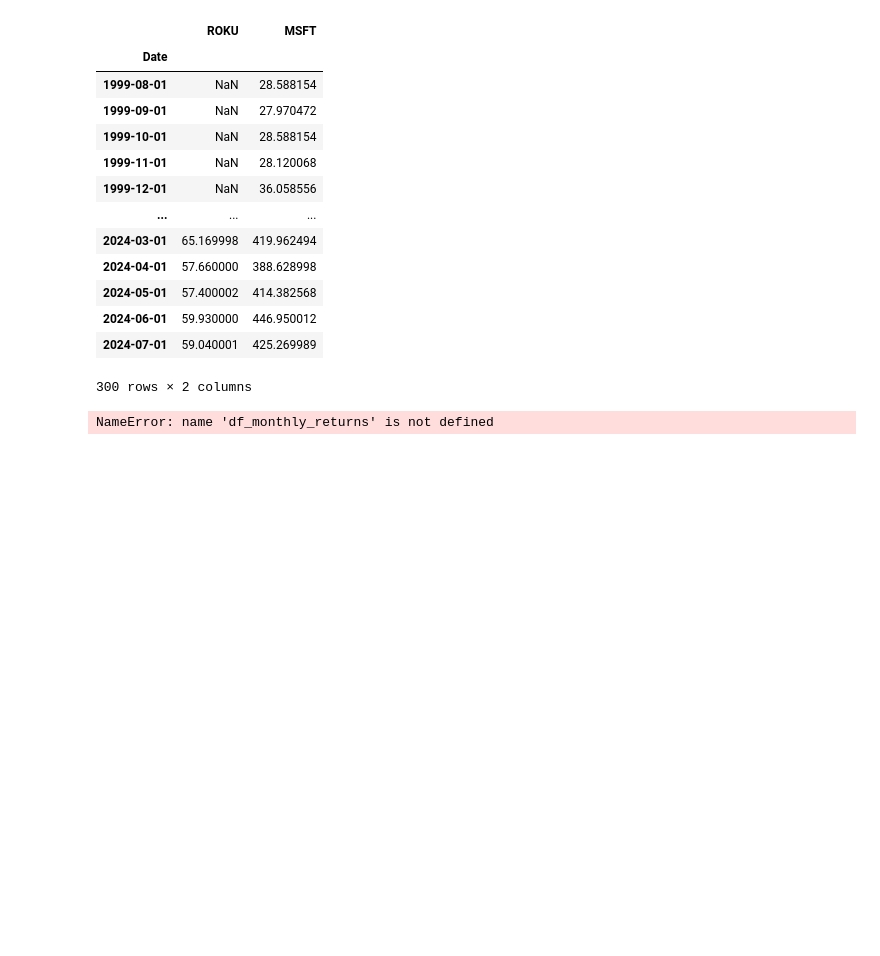
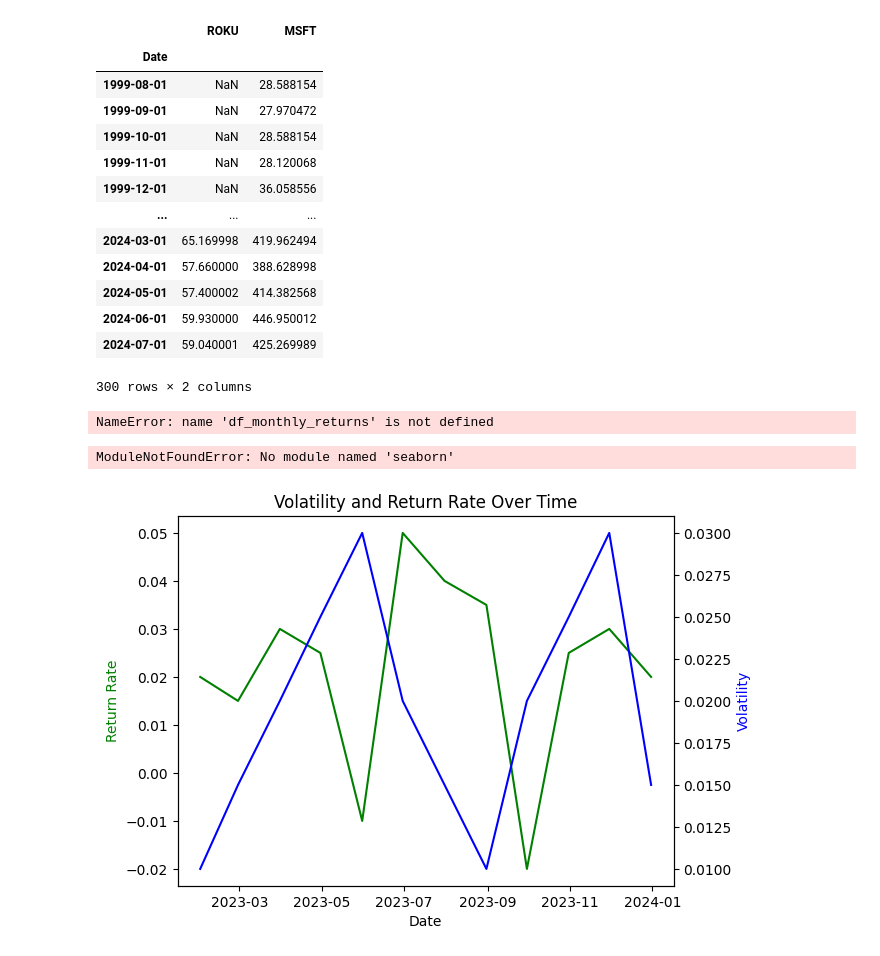
Before and after one commit to Herb-sh/sustainability_portfolio_optimisation, a Jupyter notebook: notebooks/test.ipynb, the cells around one changed output. Cells and saved outputs as stored; diff of their text form; code cells hidden in the pictures; blank space fills up the shorter version.

```diff
--- a/notebooks/test.ipynb
+++ b/notebooks/test.ipynb
@@ -146,3 +146,59 @@ Pausing to avoid overloading the API...
 df_monthly_returns
 # %% [output]
 NameError: name 'df_monthly_returns' is not defined
+# %%
+import seaborn as sns
+
+# Sample data
+data = {
+    'Date': pd.date_range(start='2023-01-01', periods=12, freq='M'),
+    'Return Rate': [0.02, 0.015, 0.03, 0.025, -0.01, 0.05, 0.04, 0.035, -0.02, 0.025, 0.03, 0.02],
+    'Volatility': [0.01, 0.015, 0.02, 0.025, 0.03, 0.02, 0.015, 0.01, 0.02, 0.025, 0.03, 0.015]
+}
+
+df = pd.DataFrame(data)
+
+# Plotting
+sns.set(style="whitegrid")
+fig, ax1 = plt.subplots()
+
+ax2 = ax1.twinx()
+sns.lineplot(x='Date', y='Return Rate', data=df, ax=ax1, color='green')
+sns.lineplot(x='Date', y='Volatility', data=df, ax=ax2, color='blue')
+
+ax1.set_xlabel('Date')
+ax1.set_ylabel('Return Rate', color='green')
+ax2.set_ylabel('Volatility', color='blue')
+
+plt.title('Volatility and Return Rate Over Time')
+plt.show()
+# %% [output]
+ModuleNotFoundError: No module named 'seaborn'
+# %%
+import pandas as pd
+import matplotlib.pyplot as plt
+
+# Sample data
+data = {
+    'Date': pd.date_range(start='2023-01-01', periods=12, freq='M'),
+    'Return Rate': [0.02, 0.015, 0.03, 0.025, -0.01, 0.05, 0.04, 0.035, -0.02, 0.025, 0.03, 0.02],
+    'Volatility': [0.01, 0.015, 0.02, 0.025, 0.03, 0.02, 0.015, 0.01, 0.02, 0.025, 0.03, 0.015]
+}
+
+df = pd.DataFrame(data)
+
+# Plotting
+fig, ax1 = plt.subplots()
+
+ax2 = ax1.twinx()
+ax1.plot(df['Date'], df['Return Rate'], 'g-')
+ax2.plot(df['Date'], df['Volatility'], 'b-')
+
+ax1.set_xlabel('Date')
+ax1.set_ylabel('Return Rate', color='g')
+ax2.set_ylabel('Volatility', color='b')
+
+plt.title('Volatility and Return Rate Over Time')
+plt.show()
+# %% [output]
+[figure, added]
```
Also changed, not shown: parts of 1 cell of this notebook, 2 other files.
